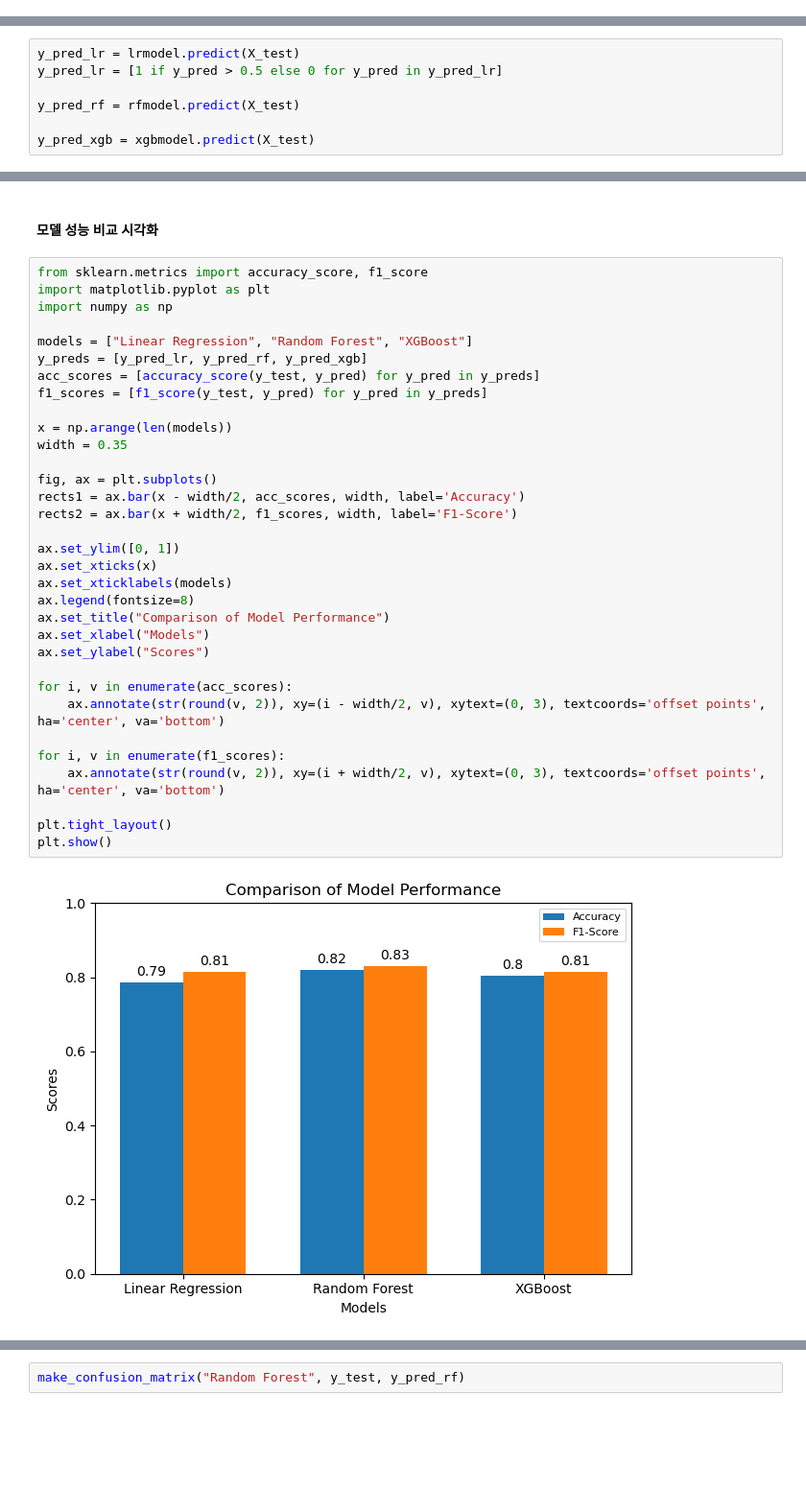
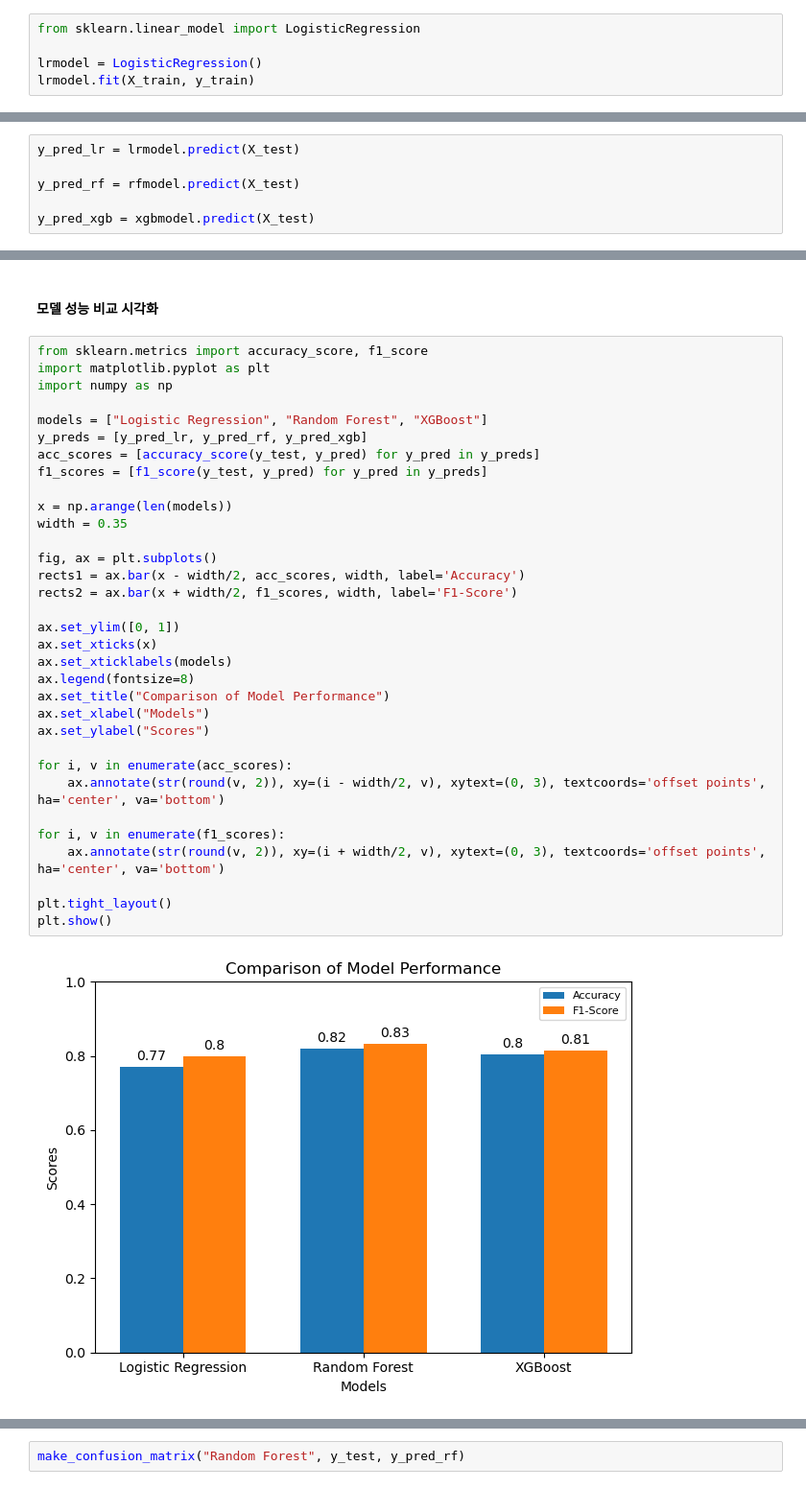
Before and after one commit to sungsiyul/Natural-Voice-Filtering, a Jupyter notebook: 1.Binary_Classification.ipynb, the cells around one changed output, grey strips where cells are left out. Shown: that part at 96% size. Saved outputs shown, nothing was run; the diff lists cells and outputs as text; blank space fills up the shorter version.

```diff
--- a/1.Binary_Classification.ipynb
+++ b/1.Binary_Classification.ipynb
@@ -137,0 +131,5 @@ LinearRegression()
+# %%
+from sklearn.linear_model import LogisticRegression
+
+lrmodel = LogisticRegression()
+lrmodel.fit(X_train, y_train)
@@ -212,7 +212,6 @@ XGBClassifier(base_score=None, booster=None, callbacks=None,
 ## 예측
 # %%
 y_pred_lr = lrmodel.predict(X_test)
-y_pred_lr = [1 if y_pred > 0.5 else 0 for y_pred in y_pred_lr]
 
 y_pred_rf = rfmodel.predict(X_test)
 
@@ -277,34 +280,34 @@ from sklearn.metrics import accuracy_score, f1_score
 import matplotlib.pyplot as plt
 import numpy as np
 
-models = ["Linear Regression", "Random Forest", "XGBoost"]
+models = ["Logistic Regression", "Random Forest", "XGBoost"]
 y_preds = [y_pred_lr, y_pred_rf, y_pred_xgb]
 acc_scores = [accuracy_score(y_test, y_pred) for y_pred in y_preds]
 f1_scores = [f1_score(y_test, y_pred) for y_pred in y_preds]
 
 x = np.arange(len(models))
 width = 0.35
 
 fig, ax = plt.subplots()
 rects1 = ax.bar(x - width/2, acc_scores, width, label='Accuracy')
 rects2 = ax.bar(x + width/2, f1_scores, width, label='F1-Score')
 
 ax.set_ylim([0, 1])
 ax.set_xticks(x)
 ax.set_xticklabels(models)
 ax.legend(fontsize=8)
 ax.set_title("Comparison of Model Performance")
 ax.set_xlabel("Models")
 ax.set_ylabel("Scores")
 
 for i, v in enumerate(acc_scores):
     ax.annotate(str(round(v, 2)), xy=(i - width/2, v), xytext=(0, 3), textcoords='offset points', ha='center', va='bottom')
 
 for i, v in enumerate(f1_scores):
     ax.annotate(str(round(v, 2)), xy=(i + width/2, v), xytext=(0, 3), textcoords='offset points', ha='center', va='bottom')
 
 plt.tight_layout()
 plt.show()
 # %% [output]
-[figure, old version]
+[figure, new version]
 # %%
```
Also changed, not shown: parts of 13 cells of this notebook.
